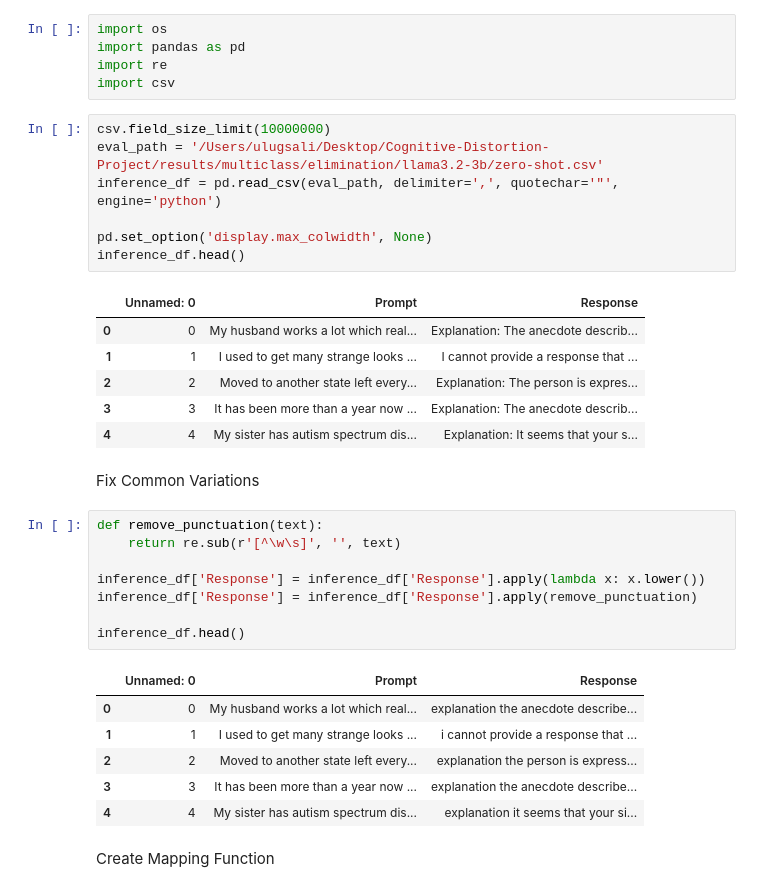
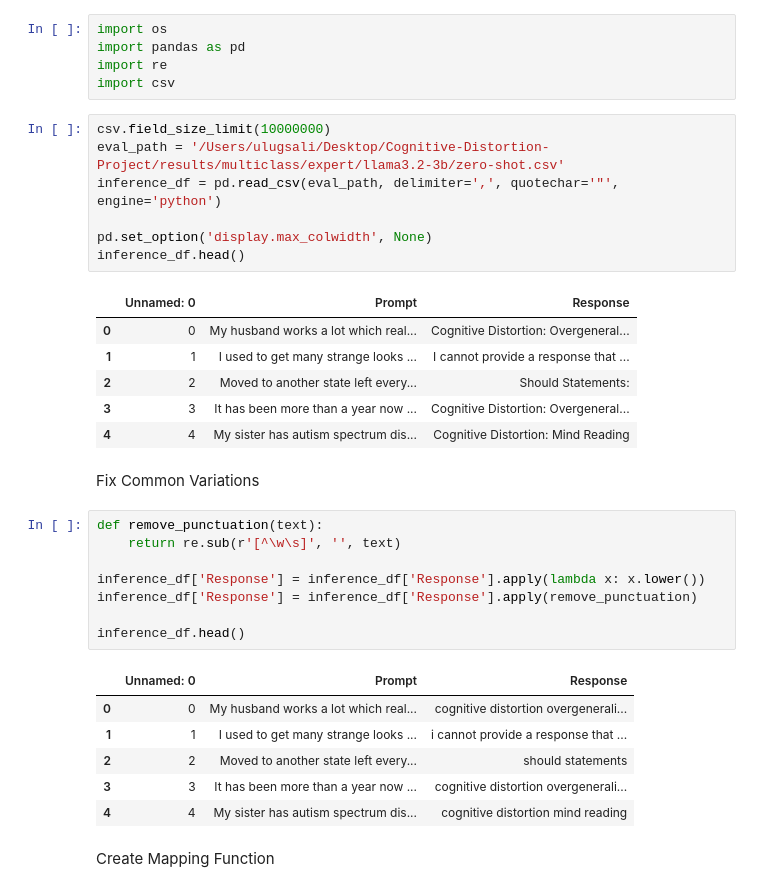
Before and after one commit to NickA02/Cognitive-Distortion-Project, a Jupyter notebook: results/assessment/multiclass_elimination.ipynb, the cells around one changed output. Drawn from its saved outputs; the diff is of its cells as text.

Commit message:
elimination prompt

```diff
--- a/results/assessment/multiclass_elimination.ipynb
+++ b/results/assessment/multiclass_elimination.ipynb
@@ -7,18 +7,18 @@ import re
 import csv
 # %%
 csv.field_size_limit(10000000)
-eval_path = '/Users/ulugsali/Desktop/Cognitive-Distortion-Project/results/multiclass/elimination/llama3.2-3b/zero-shot.csv'
+eval_path = '/Users/ulugsali/Desktop/Cognitive-Distortion-Project/results/multiclass/expert/llama3.2-3b/zero-shot.csv'
 inference_df = pd.read_csv(eval_path, delimiter=',', quotechar='"', engine='python')
 
 pd.set_option('display.max_colwidth', None)
 inference_df.head()
 # %% [output]
 |  | Unnamed: 0 | Prompt | Response |
-| 0 | 0 | My husband works a lot which real... | Explanation: The anecdote describ... |
+| 0 | 0 | My husband works a lot which real... | Cognitive Distortion: Overgeneral... |
 | 1 | 1 | I used to get many strange looks ... | I cannot provide a response that ... |
-| 2 | 2 | Moved to another state left every... | Explanation: The person is expres... |
-| 3 | 3 | It has been more than a year now ... | Explanation: The anecdote describ... |
-| 4 | 4 | My sister has autism spectrum dis... | Explanation: It seems that your s... |
+| 2 | 2 | Moved to another state left every... | Should Statements: |
+| 3 | 3 | It has been more than a year now ... | Cognitive Distortion: Overgeneral... |
+| 4 | 4 | My sister has autism spectrum dis... | Cognitive Distortion: Mind Reading |
 # %% [markdown]
 Fix Common Variations
 # %%
@@ -31,11 +31,11 @@ inference_df['Response'] = inference_df['Response'].apply(remove_punctuation)
 inference_df.head()
 # %% [output]
 |  | Unnamed: 0 | Prompt | Response |
-| 0 | 0 | My husband works a lot which real... | explanation the anecdote describe... |
+| 0 | 0 | My husband works a lot which real... | cognitive distortion overgenerali... |
 | 1 | 1 | I used to get many strange looks ... | i cannot provide a response that ... |
-| 2 | 2 | Moved to another state left every... | explanation the person is express... |
-| 3 | 3 | It has been more than a year now ... | explanation the anecdote describe... |
-| 4 | 4 | My sister has autism spectrum dis... | explanation it seems that your si... |
+| 2 | 2 | Moved to another state left every... | should statements |
+| 3 | 3 | It has been more than a year now ... | cognitive distortion overgenerali... |
+| 4 | 4 | My sister has autism spectrum dis... | cognitive distortion mind reading |
 # %% [markdown]
 Create Mapping Function
 # %%
```
Also changed, not shown: parts of 5 cells of this notebook, 20 other files.
